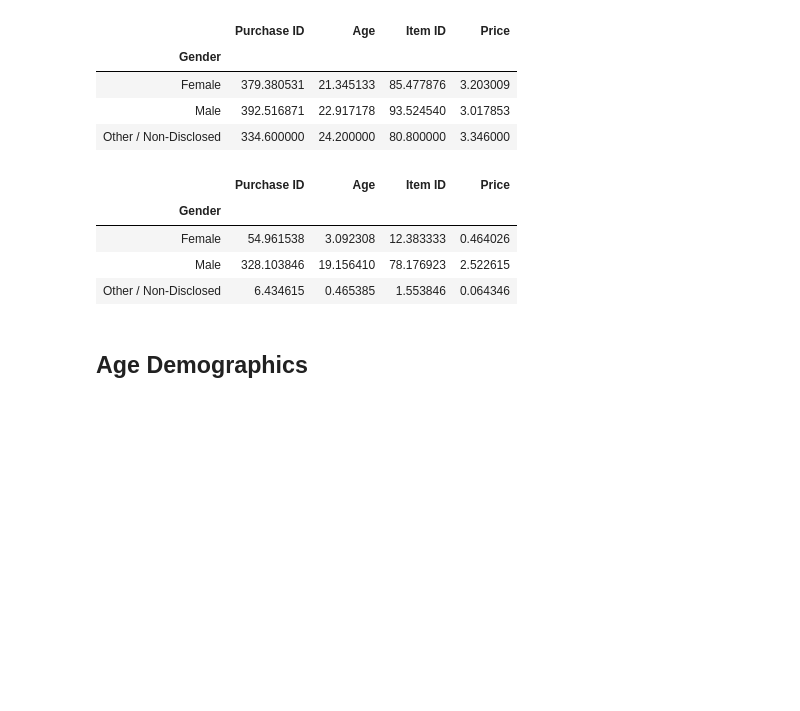
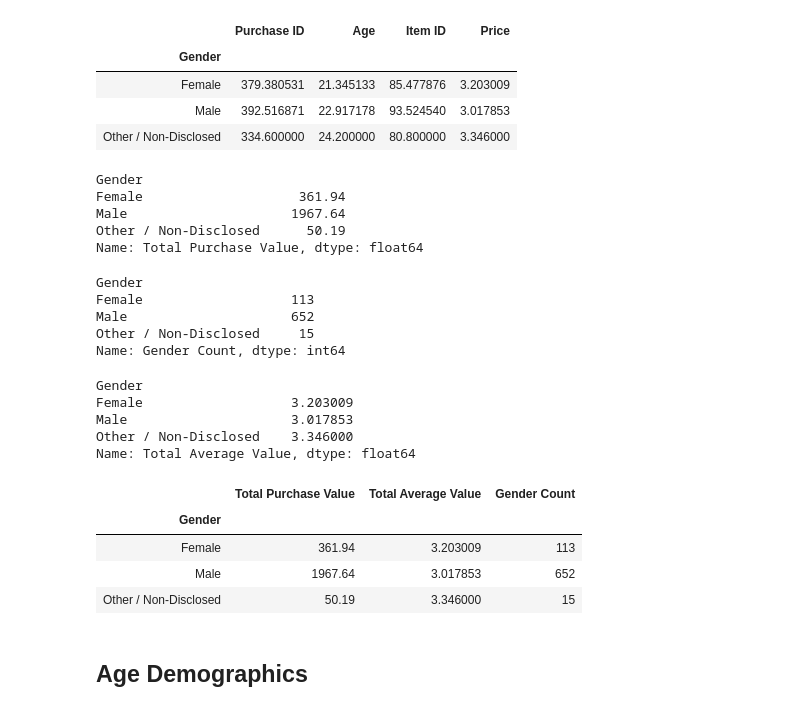
Before and after one commit to Bcliffwm/pandas-challenge, a Jupyter notebook: HeroesOfPymoli/HeroesOfPymoli_starter.ipynb, the cells around one changed output. Saved outputs shown, nothing was run; the diff lists cells and outputs as text; code cells hidden in the pictures; blank space fills up the shorter version.

Commit message:
Dataframe fixes

```diff
--- a/HeroesOfPymoli/HeroesOfPymoli_starter.ipynb
+++ b/HeroesOfPymoli/HeroesOfPymoli_starter.ipynb
@@ -185,14 +185,50 @@ avg_gender_price
 | Other / Non-Disclosed | 334.600000 | 24.200000 | 80.800000 | 3.346000 |
 # %%
 # Finding avg. total purchase price by gender- MUST REVISE; NOT SURE OF ACCURACY
-tot_gender_price = purchase_data.groupby(["Gender"]).sum()/player_gender.count()
+tot_gender_price = purchase_data.groupby(["Gender"]).sum()["Price"].rename("Total Purchase Value")
 tot_gender_price
+#two = purchase_data.groupby(["Gender"]).sum()["Price"]#.rename("Total Purchase Value")
+#two
 # %% [output]
-|  | Purchase ID | Age | Item ID | Price |
-| Gender |  |  |  |  |
-| Female | 54.961538 | 3.092308 | 12.383333 | 0.464026 |
-| Male | 328.103846 | 19.156410 | 78.176923 | 2.522615 |
-| Other / Non-Disclosed | 6.434615 | 0.465385 | 1.553846 | 0.064346 |
+Gender
+Female                    361.94
+Male                     1967.64
+Other / Non-Disclosed      50.19
+Name: Total Purchase Value, dtype: float64
+# %%
+gender_count = purchase_data.groupby(["Gender"]).count()["Price"].rename("Gender Count")
+gender_count
+# %% [output]
+Gender
+Female                   113
+Male                     652
+Other / Non-Disclosed     15
+Name: Gender Count, dtype: int64
+# %%
+# obtain total avg. gender purchase
+gender_average = purchase_data.groupby(["Gender"]).mean()["Price"].rename("Total Average Value")
+gender_average
+# %% [output]
+Gender
+Female                   3.203009
+Male                     3.017853
+Other / Non-Disclosed    3.346000
+Name: Total Average Value, dtype: float64
+# %%
+# Creating df of gender purchase data
+data = {
+    "Total Purchase Value": tot_gender_price,
+    "Total Average Value": gender_average,
+    "Gender Count": gender_count
+}
+gender_df = pd.DataFrame(data)
+gender_df
+# %% [output]
+|  | Total Purchase Value | Total Average Value | Gender Count |
+| Gender |  |  |  |
+| Female | 361.94 | 3.203009 | 113 |
+| Male | 1967.64 | 3.017853 | 652 |
+| Other / Non-Disclosed | 50.19 | 3.346000 | 15 |
 # %% [markdown]
 ## Age Demographics
 # %% [markdown]
```
Also changed, not shown: parts of 2 cells of this notebook.
